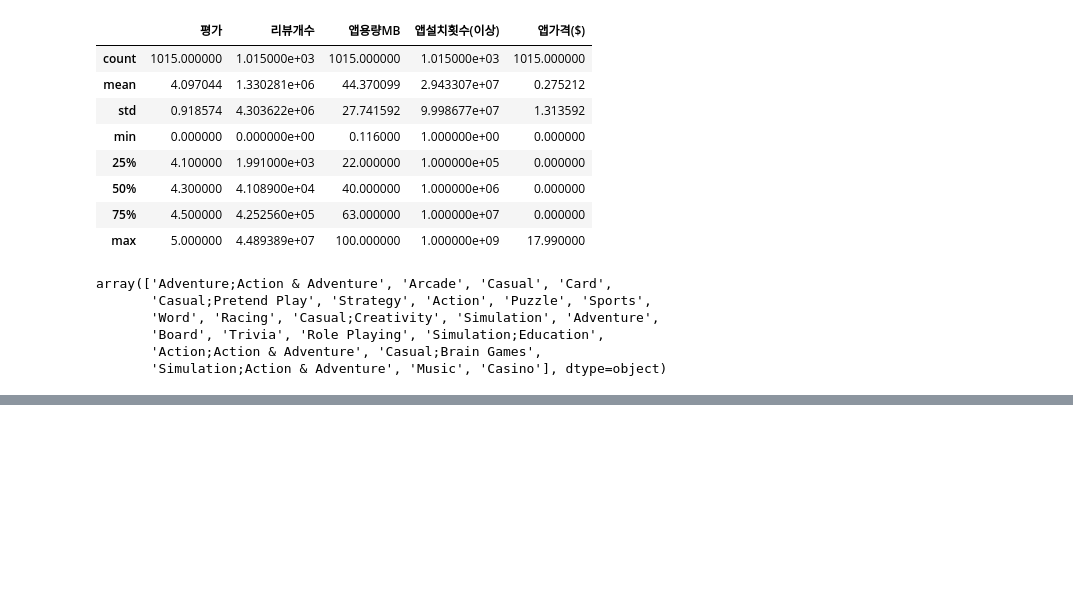
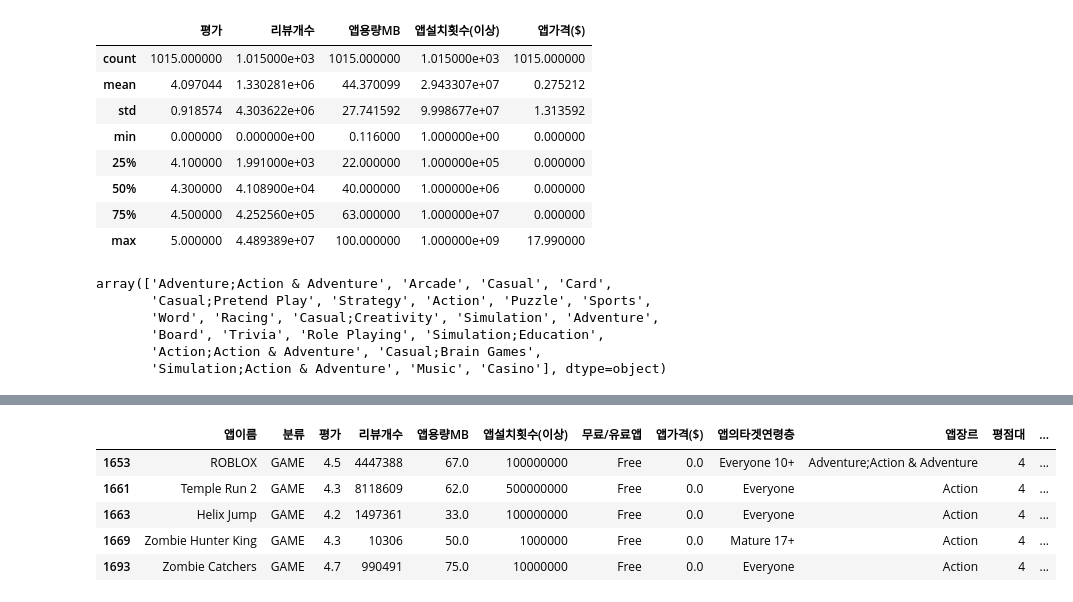
Before and after one commit to young-hun-jo/KaggleStruggle, a Jupyter notebook: google_playstore/google_playstore.ipynb, the cells around one changed output, grey strips where cells are left out. Drawn from its saved outputs; the diff is of its cells as text; code cells hidden in the pictures; blank space fills up the shorter version.

```diff
--- a/google_playstore/google_playstore.ipynb
+++ b/google_playstore/google_playstore.ipynb
@@ -792,0 +840,9 @@ game.head(10)
+# %%
+action_df.head()
+# %% [output]
+|  | 앱이름 | 분류 | 평가 | 리뷰개수 | 앱용량MB | 앱설치횟수(이상) | 무료/유료앱 | 앱가격($) | 앱의타겟연령층 | 앱장르 | 평점대 | ... |
+| 1653 | ROBLOX | GAME | 4.5 | 4447388 | 67.0 | 100000000 | Free | 0.0 | Everyone 10+ | Adventure;Action & Adventure | 4 | ... |
+| 1661 | Temple Run 2 | GAME | 4.3 | 8118609 | 62.0 | 500000000 | Free | 0.0 | Everyone | Action | 4 | ... |
+| 1663 | Helix Jump | GAME | 4.2 | 1497361 | 33.0 | 100000000 | Free | 0.0 | Everyone | Action | 4 | ... |
+| 1669 | Zombie Hunter King | GAME | 4.3 | 10306 | 50.0 | 1000000 | Free | 0.0 | Mature 17+ | Action | 4 | ... |
+| 1693 | Zombie Catchers | GAME | 4.7 | 990491 | 75.0 | 10000000 | Free | 0.0 | Everyone | Action | 4 | ... |
```
Also changed, not shown: parts of 12 cells of this notebook.
